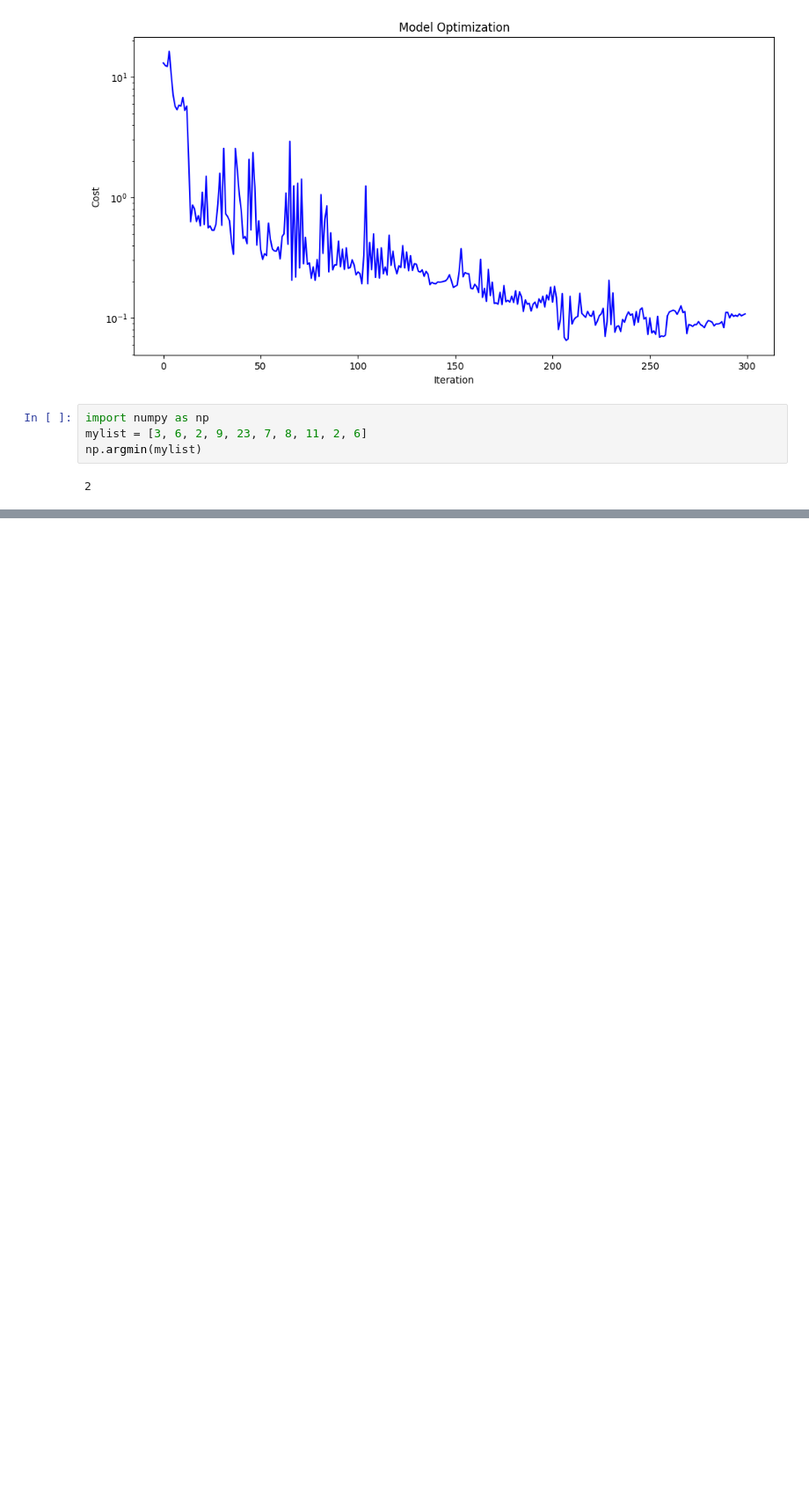
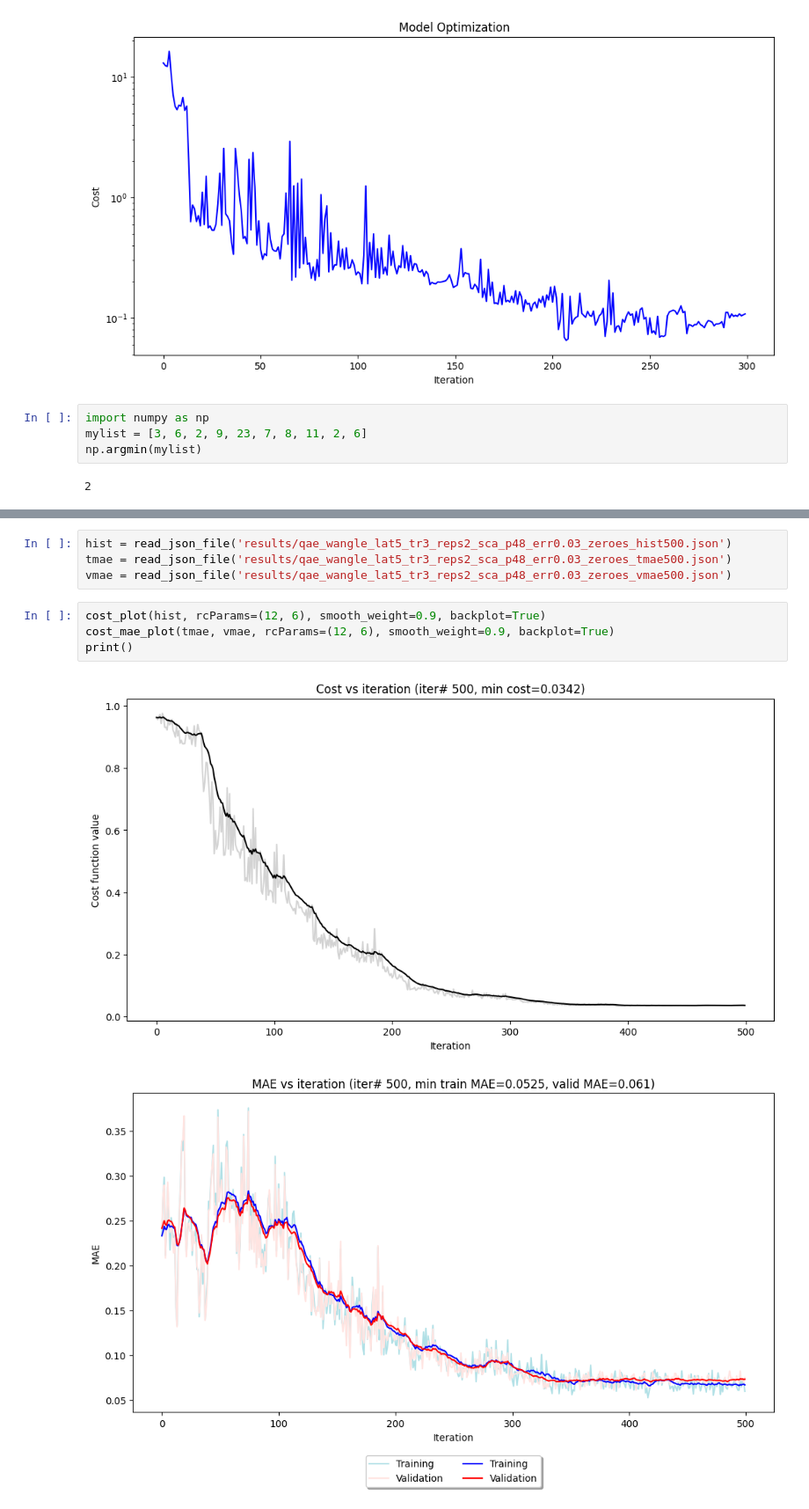
Before and after one commit to ironfrown/ts_anomaly_detection_by_denoising, a Jupyter notebook: qiskit_qae/xx_tests.ipynb, the cells around one changed output, grey strips where cells are left out. Shown at 88% size. Saved outputs shown, nothing was run; the diff lists cells and outputs as text; blank space fills up the shorter version.

```diff
--- a/qiskit_qae/xx_tests.ipynb
+++ b/qiskit_qae/xx_tests.ipynb
@@ -83,0 +191,11 @@ np.argmin(mylist)
+# %%
+hist = read_json_file('results/qae_wangle_lat5_tr3_reps2_sca_p48_err0.03_zeroes_hist500.json')
+tmae = read_json_file('results/qae_wangle_lat5_tr3_reps2_sca_p48_err0.03_zeroes_tmae500.json')
+vmae = read_json_file('results/qae_wangle_lat5_tr3_reps2_sca_p48_err0.03_zeroes_vmae500.json')
+# %%
+cost_plot(hist, rcParams=(12, 6), smooth_weight=0.9, backplot=True)
+cost_mae_plot(tmae, vmae, rcParams=(12, 6), smooth_weight=0.9, backplot=True)
+print()
+# %% [output]
+[figure, added]
+[figure, added]
```
Also changed, not shown: parts of 2 cells of this notebook, 21 other files.
